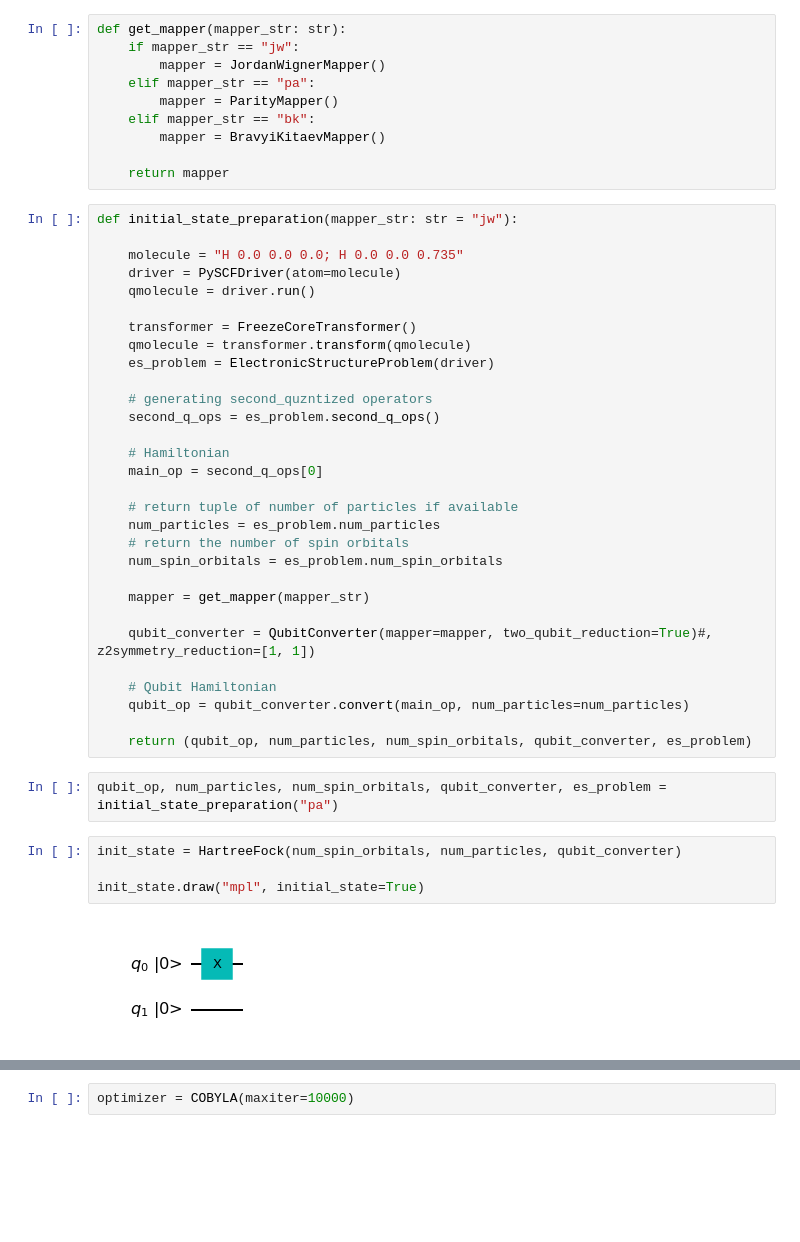
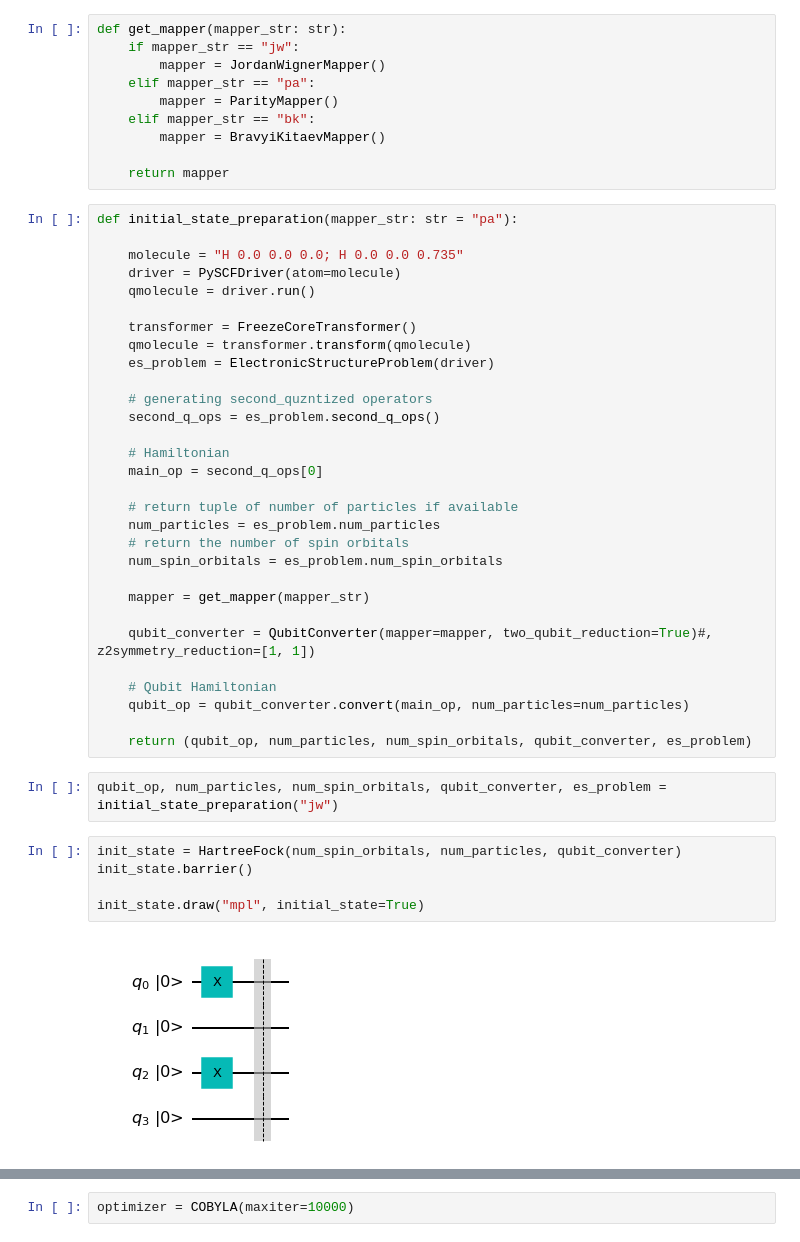
Before and after one commit to Phystro/VQEProject, a Jupyter notebook: A/A_VQE_H2.ipynb, the cells around one changed output, grey strips where cells are left out. Saved outputs shown, nothing was run; the diff lists cells and outputs as text; blank space fills up the shorter version.

```diff
--- a/A/A_VQE_H2.ipynb
+++ b/A/A_VQE_H2.ipynb
@@ -150,7 +83,7 @@ def get_mapper(mapper_str: str):
 
     return mapper
 # %%
-def initial_state_preparation(mapper_str: str = "jw"):
+def initial_state_preparation(mapper_str: str = "pa"):
 
     molecule = "H 0.0 0.0 0.0; H 0.0 0.0 0.735"
     driver = PySCFDriver(atom=molecule)
@@ -180,10 +113,11 @@ def initial_state_preparation(mapper_str: str = "jw"):
 
     return (qubit_op, num_particles, num_spin_orbitals, qubit_converter, es_problem)
 # %%
-qubit_op, num_particles, num_spin_orbitals, qubit_converter, es_problem = initial_state_preparation("pa")
+qubit_op, num_particles, num_spin_orbitals, qubit_converter, es_problem = initial_state_preparation("jw")
 # %%
 init_state = HartreeFock(num_spin_orbitals, num_particles, qubit_converter)
+init_state.barrier()
 
 init_state.draw("mpl", initial_state=True)
 # %% [output]
-[figure, old version]
+[figure, new version]
```
Also changed, not shown: parts of 13 cells of this notebook, 20 other files.
